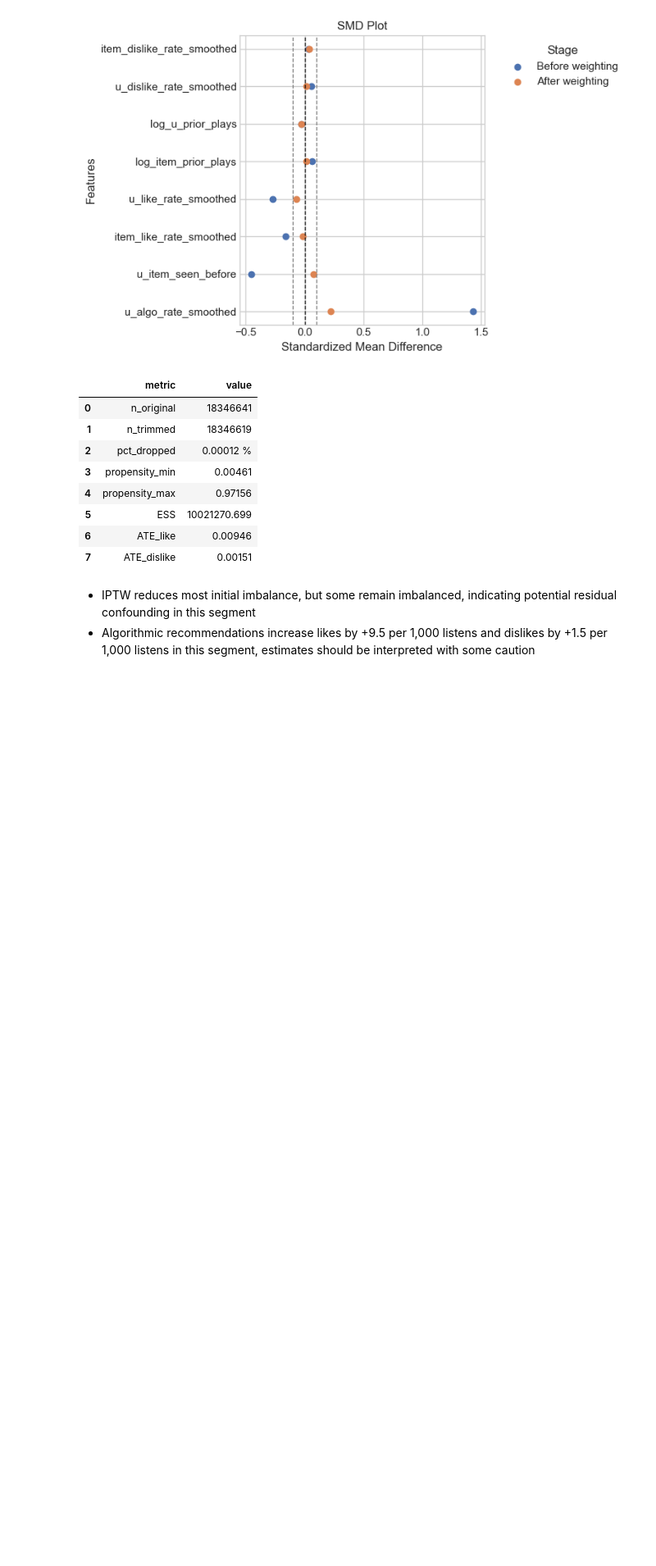
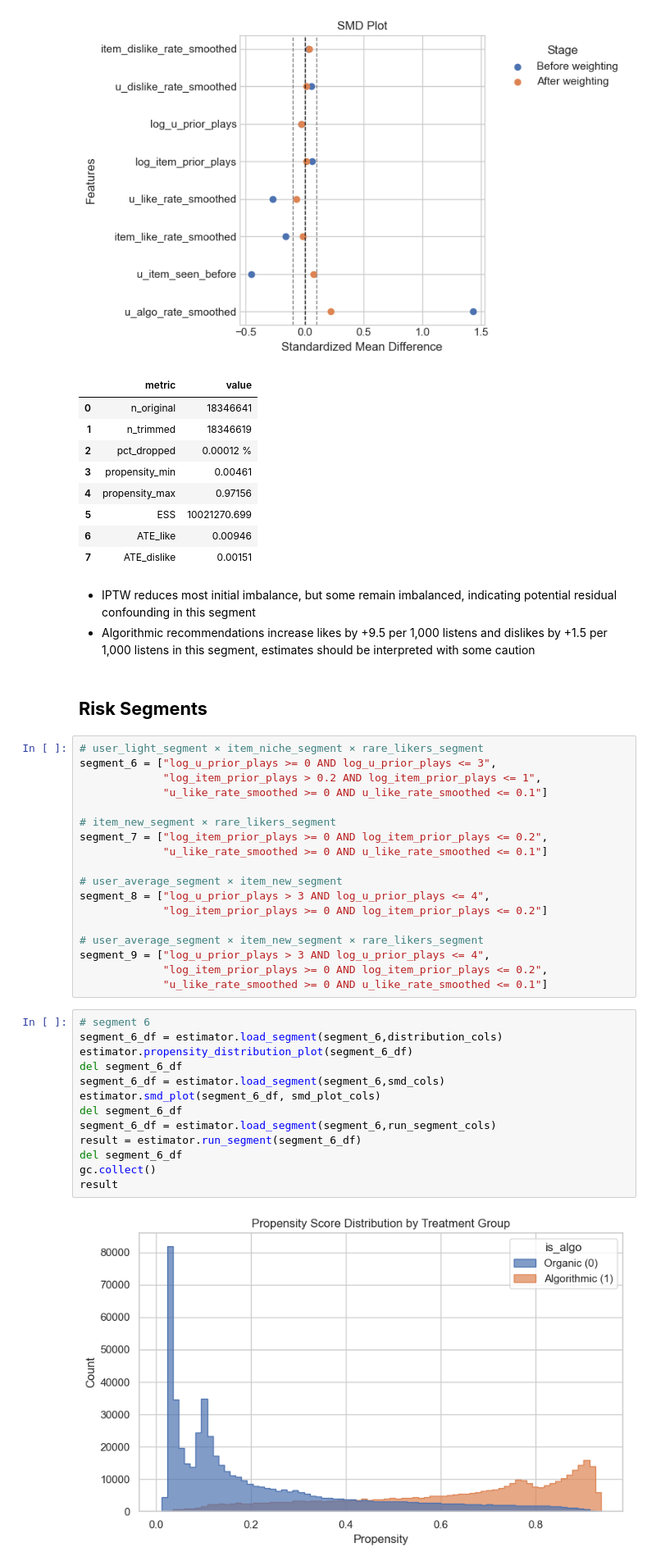
Before and after one commit to kirillous/YAMBDA-analysis-pt2, a Jupyter notebook: notebooks/segment_est.ipynb, the cells around one changed output. Shown at 82% size. Saved outputs shown, nothing was run; the diff lists cells and outputs as text; blank space fills up the shorter version.

Commit message:
Analyzed all segments

```diff
--- a/notebooks/segment_est.ipynb
+++ b/notebooks/segment_est.ipynb
@@ -216,3 +216,38 @@ result
 # %% [markdown]
 - IPTW reduces most initial imbalance, but some remain imbalanced, indicating potential residual confounding in this segment
 - Algorithmic recommendations increase likes by +9.5 per 1,000 listens and dislikes by +1.5 per 1,000 listens in this segment, estimates should be interpreted with some caution
+# %% [markdown]
+## **Risk Segments**
+# %%
+# user_light_segment × item_niche_segment × rare_likers_segment
+segment_6 = ["log_u_prior_plays >= 0 AND log_u_prior_plays <= 3",
+             "log_item_prior_plays > 0.2 AND log_item_prior_plays <= 1",
+             "u_like_rate_smoothed >= 0 AND u_like_rate_smoothed <= 0.1"]
+
+# item_new_segment × rare_likers_segment
+segment_7 = ["log_item_prior_plays >= 0 AND log_item_prior_plays <= 0.2",
+             "u_like_rate_smoothed >= 0 AND u_like_rate_smoothed <= 0.1"]
+
+# user_average_segment × item_new_segment
+segment_8 = ["log_u_prior_plays > 3 AND log_u_prior_plays <= 4",
+             "log_item_prior_plays >= 0 AND log_item_prior_plays <= 0.2"]
+
+# user_average_segment × item_new_segment × rare_likers_segment
+segment_9 = ["log_u_prior_plays > 3 AND log_u_prior_plays <= 4",
+             "log_item_prior_plays >= 0 AND log_item_prior_plays <= 0.2",
+             "u_like_rate_smoothed >= 0 AND u_like_rate_smoothed <= 0.1"]
+# %%
+# segment 6
+segment_6_df = estimator.load_segment(segment_6,distribution_cols)
+estimator.propensity_distribution_plot(segment_6_df)
+del segment_6_df
+segment_6_df = estimator.load_segment(segment_6,smd_cols)
+estimator.smd_plot(segment_6_df, smd_plot_cols)
+del segment_6_df
+segment_6_df = estimator.load_segment(segment_6,run_segment_cols)
+result = estimator.run_segment(segment_6_df)
+del segment_6_df
+gc.collect()
+result
+# %% [output]
+[figure, added]
```
Also changed, not shown: parts of 12 cells of this notebook.
